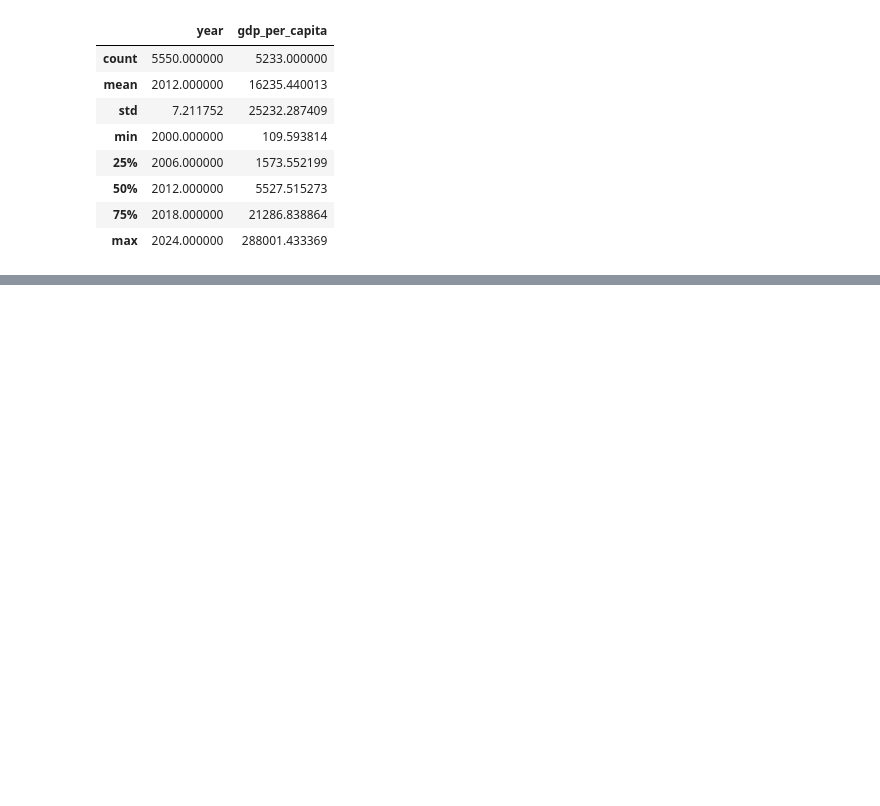
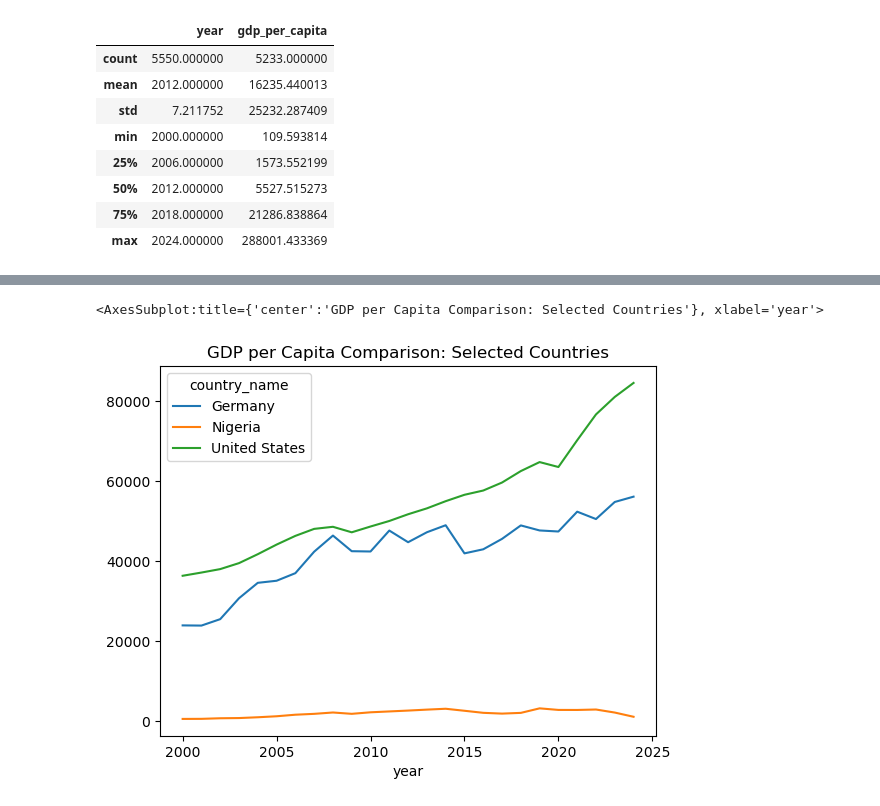
Before and after one commit to MonashTee/python-job-portfolio, a Jupyter notebook: week_01/notebooks/basic_economic_data.ipynb, the cells around one changed output, grey strips where cells are left out. Cells and saved outputs as stored; diff of their text form; code cells hidden in the pictures; blank space fills up the shorter version.

```diff
--- a/week_01/notebooks/basic_economic_data.ipynb
+++ b/week_01/notebooks/basic_economic_data.ipynb
@@ -476,0 +515,19 @@ gdp_final[['year', 'gdp_per_capita']].describe()
+# %%
+### Analytical Question 2 — Country comparison
+### How do selected countries compare over time?
+
+
+countries = ['United States', 'Germany', 'Nigeria']
+
+country_trend = gdp_final[gdp_final['country_name'].isin(countries)]
+
+country_trend.pivot(
+    index='year',
+    columns='country_name',
+    values='gdp_per_capita'
+).plot(
+    title='GDP per Capita Comparison: Selected Countries'
+)
+# %% [output]
+<AxesSubplot:title={'center':'GDP per Capita Comparison: Selected Countries'}, xlabel='year'>
+[figure, added]
```
Also changed, not shown: parts of 5 cells of this notebook.
